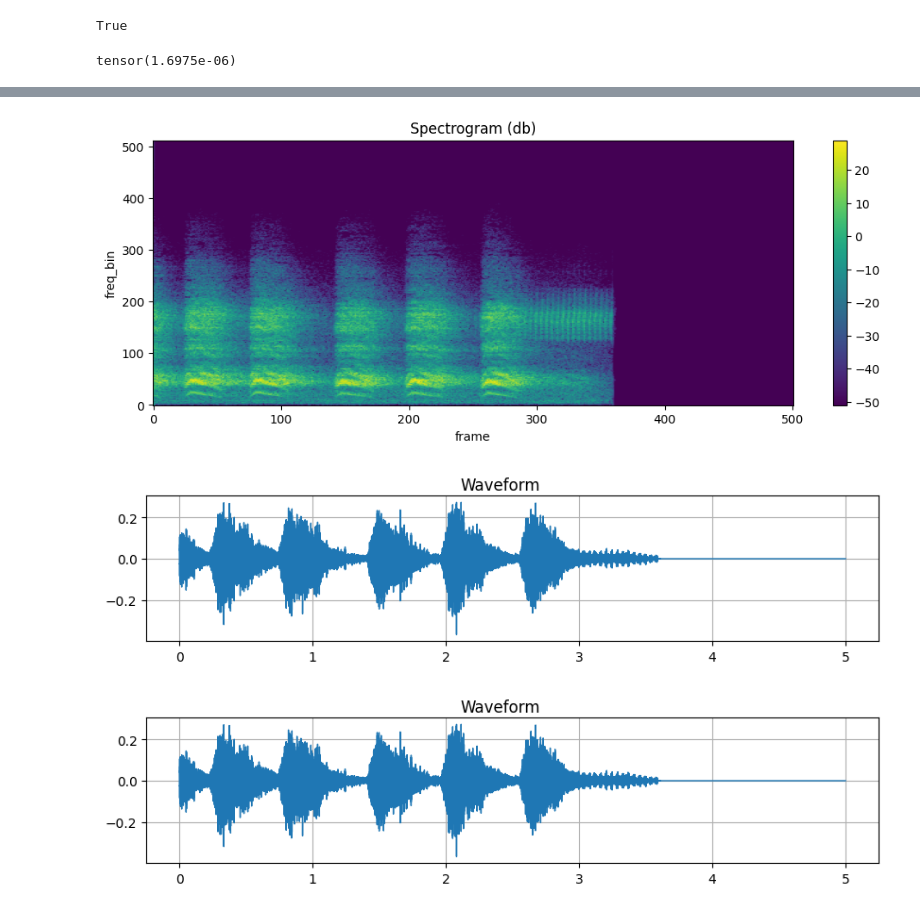
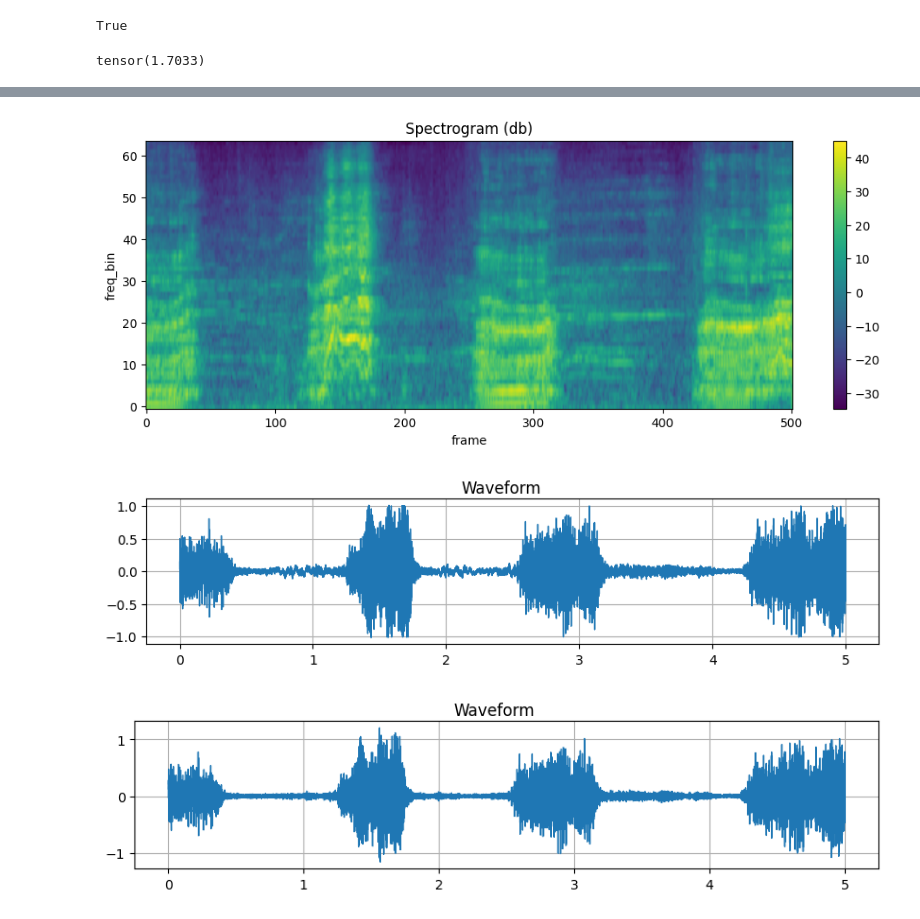
Before and after one commit to exile8/coursework24, a Jupyter notebook: test_processing.ipynb, the cells around one changed output, grey strips where cells are left out. Cells and saved outputs as stored; diff of their text form; code cells hidden in the pictures.

```diff
--- a/test_processing.ipynb
+++ b/test_processing.ipynb
@@ -261,6 +263,6 @@ logmel_stft_mine = LogMelSTFTSpectrogram(
     n_fft=n_fft, win_length=win_length, hop_length=hop_length, power=2., sample_rate=sr, n_mels=n_mels, f_min=f_min, f_max=f_max, top_db=80
 )
 # %%
-res, phase, amp = log_stft_mine(test_sample)
-res_orig = log_stft(test_sample)
-recon = log_stft_mine.inverse(res, phase=phase, full_db=amp)
+res, phase, amp = logmel_stft_mine(test_batch)
+res_orig = logmel_stft(test_batch)
+recon = logmel_stft_mine.inverse(res, phase=phase, full_db=amp)
@@ -269,7 +273,7 @@ print(torch.equal(res_orig,res))
 # %% [output]
 True
 # %%
-print((test_sample - recon).abs().max())
+print((test_batch - recon).abs().max())
 # %% [output]
-tensor(1.6975e-06)
+tensor(1.7033)
 # %%
@@ -277,14 +281,14 @@ Audio(recon, rate=sr)
 # %% [output]
 [interactive output not drawn]
 # %%
-plot_spectrogram(res)
+plot_spectrogram(res[0])
 # %% [output]
-[figure, old version]
+[figure, new version]
 # %%
-plot_waveform(test_sample, sample_rate=sr)
+plot_waveform(test_batch[0], sample_rate=sr)
 # %% [output]
-[figure, old version]
+[figure, new version]
 # %%
-plot_waveform(recon, sample_rate=sr)
+plot_waveform(recon[0], sample_rate=sr)
 # %% [output]
-[figure, old version]
+[figure, new version]
```
Also changed, not shown: parts of 3 cells of this notebook, 5 other files.
